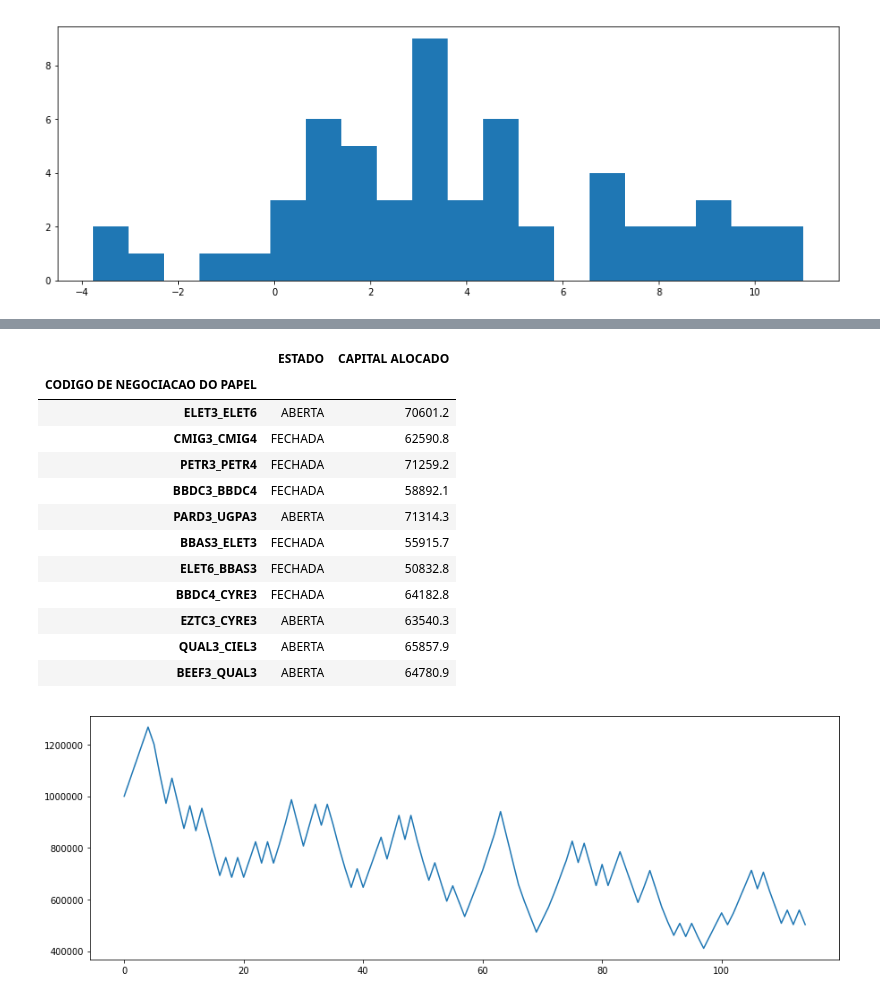
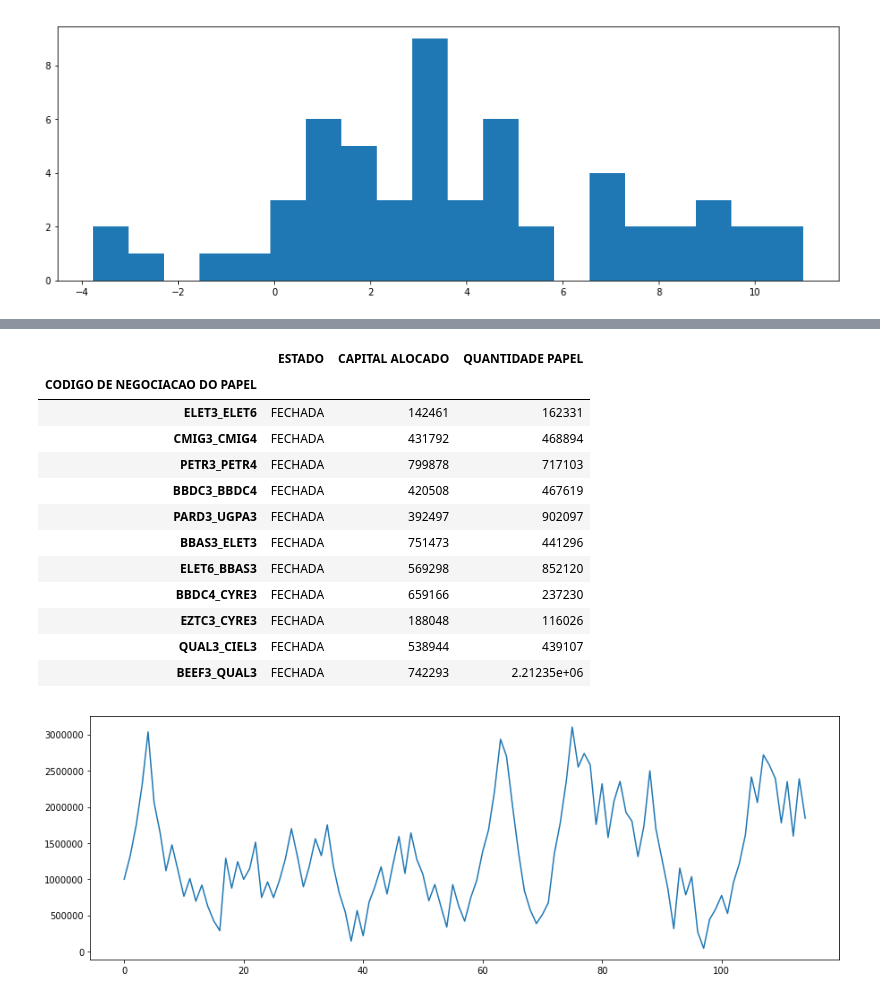
Before and after one commit to RodrigoCalderano/DOM-BOT, a Jupyter notebook: Jupyter/Long Short.ipynb, the cells around one changed output, grey strips where cells are left out. Drawn from its saved outputs; the diff is of its cells as text; code cells hidden in the pictures.

```diff
--- a/Jupyter/Long Short.ipynb
+++ b/Jupyter/Long Short.ipynb
@@ -531,7 +549,7 @@ df_c_ls = pd.DataFrame()
 df_c_ls['CODIGO DE NEGOCIACAO DO PAPEL'] = df_pares['Empresa1'] + '_' + df_pares['Empresa2']
 df_c_ls['ESTADO'] = 'FECHADA'
 df_c_ls['CAPITAL ALOCADO'] = '0'
-
+df_c_ls['QUANTIDADE PAPEL'] = '0'
 df_c_ls = df_c_ls.set_index('CODIGO DE NEGOCIACAO DO PAPEL')
 df_c_ls
 # df_c_ls.loc['PETR3_PETR4']['ESTADO'] returns 'FECHADA'
@@ -561,45 +633,55 @@ orders_df.head()
 # %%
-# Carteira inicial R$ 1.000.000
-# Teste dividindo a carteira em 10 lotes
+df_c_ls = pd.DataFrame()
+df_c_ls['CODIGO DE NEGOCIACAO DO PAPEL'] = df_pares['Empresa1'] + '_' + df_pares['Empresa2']
+df_c_ls['ESTADO'] = 'FECHADA'
+df_c_ls['CAPITAL ALOCADO'] = '0'
+df_c_ls['QUANTIDADE PAPEL'] = '0'
+df_c_ls = df_c_ls.set_index('CODIGO DE NEGOCIACAO DO PAPEL')
 carteira = 1000000
 carteira_hist = [1000000]
+alocacao = best_alocacao
+
 for i in range(len(orders_df)):
+
     order = orders_df.iloc[i]
+
     if df_c_ls.loc[order['CODIGO DE NEGOCIACAO DO PAPEL']]['ESTADO'] == 'FECHADA': # CALCULA ENTRADA
-        disponivel = carteira/10
+        disponivel = carteira*alocacao
         quantidade_papel = round(disponivel/order['PRECO'])
         investimento = quantidade_papel * order['PRECO']
         if order['OPERACAO'] == 'BUY':
             carteira = carteira - investimento
         elif order['OPERACAO'] == 'SELL':
             carteira = carteira + investimento
         df_c_ls.loc[order['CODIGO DE NEGOCIACAO DO PAPEL']]['ESTADO'] = 'ABERTA'
         df_c_ls.loc[order['CODIGO DE NEGOCIACAO DO PAPEL']]['CAPITAL ALOCADO'] = investimento
-    else:
-        disponivel = df_c_ls.loc[order['CODIGO DE NEGOCIACAO DO PAPEL']]['CAPITAL ALOCADO']
+        df_c_ls.loc[order['CODIGO DE NEGOCIACAO DO PAPEL']]['QUANTIDADE PAPEL'] = quantidade_papel
+
+    else:  # FECHA OPERACAO
+        quantidade_papel = df_c_ls.loc[order['CODIGO DE NEGOCIACAO DO PAPEL']]['QUANTIDADE PAPEL']
+        investimento = quantidade_papel * order['PRECO']
         if order['OPERACAO'] == 'BUY':
             carteira = carteira - investimento
         elif order['OPERACAO'] == 'SELL':
             carteira = carteira + investimento
         df_c_ls.loc[order['CODIGO DE NEGOCIACAO DO PAPEL']]['ESTADO'] = 'FECHADA'
 
     carteira_hist.append(carteira)
 
-
 plt.plot(carteira_hist)
 df_c_ls
 # %% [output]
-|  | ESTADO | CAPITAL ALOCADO |
-| CODIGO DE NEGOCIACAO DO PAPEL |  |  |
-| ELET3_ELET6 | ABERTA | 70601.2 |
-| CMIG3_CMIG4 | FECHADA | 62590.8 |
-| PETR3_PETR4 | FECHADA | 71259.2 |
-| BBDC3_BBDC4 | FECHADA | 58892.1 |
-| PARD3_UGPA3 | ABERTA | 71314.3 |
-| BBAS3_ELET3 | FECHADA | 55915.7 |
-| ELET6_BBAS3 | FECHADA | 50832.8 |
-| BBDC4_CYRE3 | FECHADA | 64182.8 |
-| EZTC3_CYRE3 | ABERTA | 63540.3 |
-| QUAL3_CIEL3 | ABERTA | 65857.9 |
-| BEEF3_QUAL3 | ABERTA | 64780.9 |
+|  | ESTADO | CAPITAL ALOCADO | QUANTIDADE PAPEL |
+| CODIGO DE NEGOCIACAO DO PAPEL |  |  |  |
+| ELET3_ELET6 | FECHADA | 142461 | 162331 |
+| CMIG3_CMIG4 | FECHADA | 431792 | 468894 |
+| PETR3_PETR4 | FECHADA | 799878 | 717103 |
+| BBDC3_BBDC4 | FECHADA | 420508 | 467619 |
+| PARD3_UGPA3 | FECHADA | 392497 | 902097 |
+| BBAS3_ELET3 | FECHADA | 751473 | 441296 |
+| ELET6_BBAS3 | FECHADA | 569298 | 852120 |
+| BBDC4_CYRE3 | FECHADA | 659166 | 237230 |
+| EZTC3_CYRE3 | FECHADA | 188048 | 116026 |
+| QUAL3_CIEL3 | FECHADA | 538944 | 439107 |
+| BEEF3_QUAL3 | FECHADA | 742293 | 2.21235e+06 |
-[figure, old version]
+[figure, new version]
```
Also changed, not shown: parts of 26 cells of this notebook, 2 other files.
